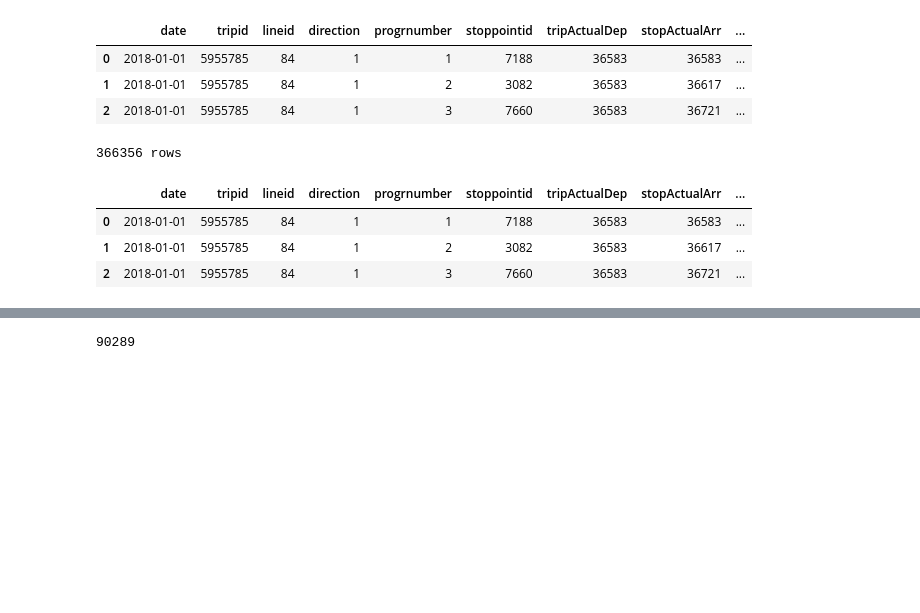
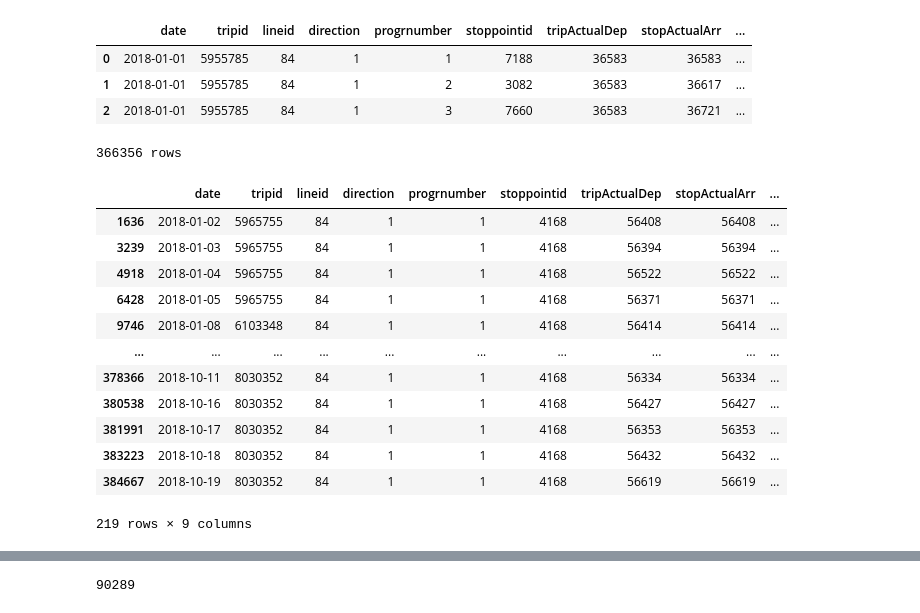
Before and after one commit to gouliev/dublinbusapp, a Jupyter notebook: data/dataCleaning.ipynb, the cells around one changed output, grey strips where cells are left out. Cells and saved outputs as stored; diff of their text form; code cells hidden in the pictures; blank space fills up the shorter version.

```diff
--- a/data/dataCleaning.ipynb
+++ b/data/dataCleaning.ipynb
@@ -93,17 +93,26 @@ modeStartStop = df[df.progrnumber == 1].mode().stoppointid[0].astype('int64')
 # %%
 #df of unusual starting stops
 dftmp = df[(df.progrnumber == 1) & (df.stoppointid != modeStartStop)]
 
 #removing any entries from a trip with an unusual starting stop
-df = df[(~df['date'].isin(dftmp['date'])) | (~df['tripid'].isin(dftmp['tripid']))] #should result in 375798-9442 rows
+df = df[(~df['date'].isin(dftmp['date'])) | (~df['tripid'].isin(dftmp['tripid']))].reset_index(drop=True) #should result in 375798-9442 rows
 print(len(df),  "rows")
-df.head(3)
+dftmp
 
 # usually the different starting stop is a stop further up the line, something could be done with this data
 # but whether it's a good use of time is debatable.
 # %% [output]
 366356 rows
 |  | date | tripid | lineid | direction | progrnumber | stoppointid | tripActualDep | stopActualArr | ... |
-| 0 | 2018-01-01 | 5955785 | 84 | 1 | 1 | 7188 | 36583 | 36583 | ... |
-| 1 | 2018-01-01 | 5955785 | 84 | 1 | 2 | 3082 | 36583 | 36617 | ... |
-| 2 | 2018-01-01 | 5955785 | 84 | 1 | 3 | 7660 | 36583 | 36721 | ... |
+| 1636 | 2018-01-02 | 5965755 | 84 | 1 | 1 | 4168 | 56408 | 56408 | ... |
+| 3239 | 2018-01-03 | 5965755 | 84 | 1 | 1 | 4168 | 56394 | 56394 | ... |
+| 4918 | 2018-01-04 | 5965755 | 84 | 1 | 1 | 4168 | 56522 | 56522 | ... |
+| 6428 | 2018-01-05 | 5965755 | 84 | 1 | 1 | 4168 | 56371 | 56371 | ... |
+| 9746 | 2018-01-08 | 6103348 | 84 | 1 | 1 | 4168 | 56414 | 56414 | ... |
+| ... | ... | ... | ... | ... | ... | ... | ... | ... | ... |
+| 378366 | 2018-10-11 | 8030352 | 84 | 1 | 1 | 4168 | 56334 | 56334 | ... |
+| 380538 | 2018-10-16 | 8030352 | 84 | 1 | 1 | 4168 | 56427 | 56427 | ... |
+| 381991 | 2018-10-17 | 8030352 | 84 | 1 | 1 | 4168 | 56353 | 56353 | ... |
+| 383223 | 2018-10-18 | 8030352 | 84 | 1 | 1 | 4168 | 56432 | 56432 | ... |
+| 384667 | 2018-10-19 | 8030352 | 84 | 1 | 1 | 4168 | 56619 | 56619 | ... |
+219 rows × 9 columns
```
Also changed, not shown: parts of 10 cells of this notebook.
